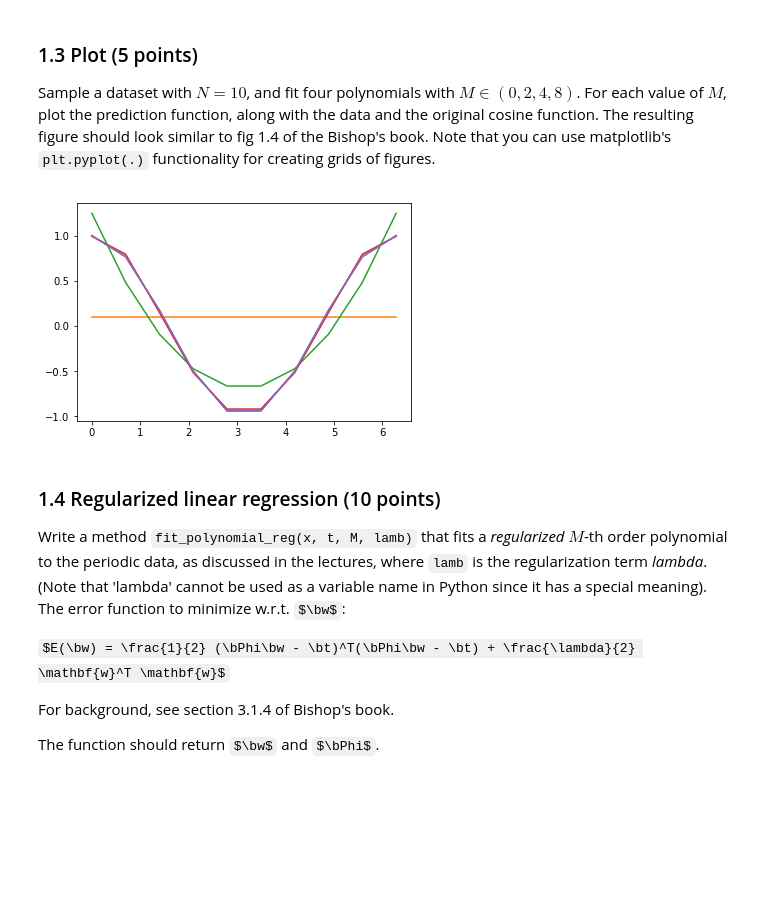
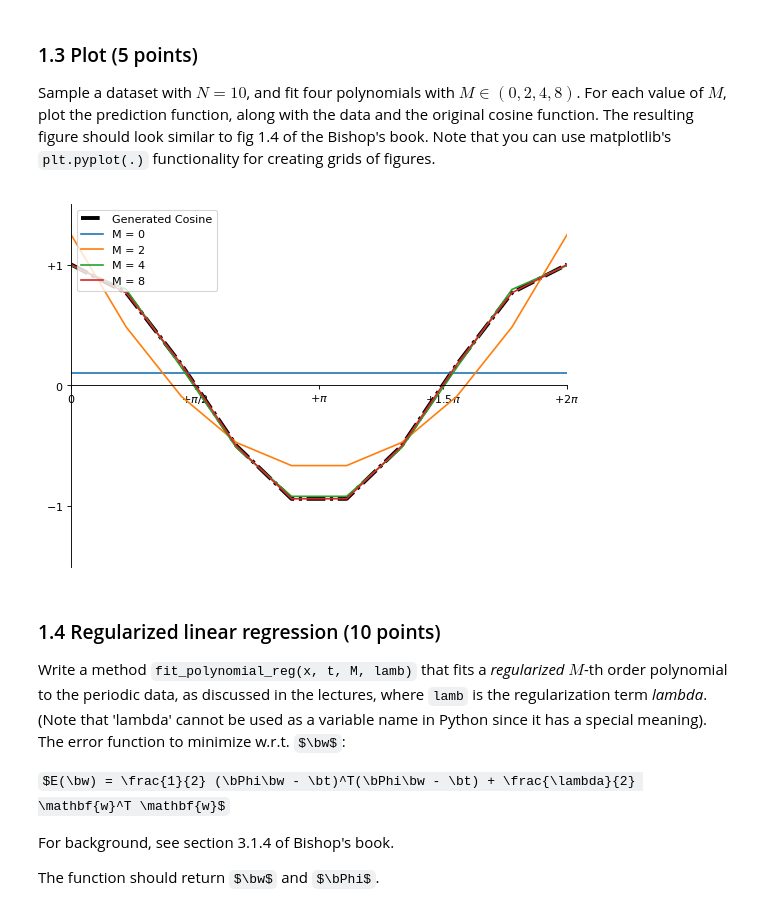
Before and after one commit to Joeri1324/machinelearning1, a Jupyter notebook: lab1/10631186_10260250_lab1.ipynb, the cells around one changed output. Saved outputs shown, nothing was run; the diff lists cells and outputs as text; code cells hidden in the pictures; some formulas as TeX source; blank space fills up the shorter version.

Commit message:
plot mooi, bug eruit, begonnen met tweede deel, gaussian helper werkt nog niet helemaal

```diff
--- a/lab1/10631186_10260250_lab1.ipynb
+++ b/lab1/10631186_10260250_lab1.ipynb
@@ -114,23 +109,48 @@ def fit_polynomial(x, t, M):
 ### 1.3 Plot (5 points)
 Sample a dataset with $N=10$, and fit four polynomials with $M \in (0, 2, 4, 8)$.
 For each value of $M$, plot the prediction function, along with the data and the original cosine function. The resulting figure should look similar to fig 1.4 of the Bishop's book. Note that you can use matplotlib's `plt.pyplot(.)` functionality for creating grids of figures.
-# %%
-import matplotlib.pyplot as plt
-import numpy as np
-
-N = 10
-x, y = gen_cosine(N)
-
-plt.plot(x, y)
-for m in [0, 2, 4, 8]:
-    w, _ = fit_polynomial(x, y, m)
-    dm = designmatrix(x, m)
-    target = np.dot(dm, w)
-    plt.plot(x, target.tolist())
-
-plt.show()
-# %% [output]
-[figure, removed]
+# %%
+import matplotlib.pyplot as plt
+import numpy as np
+
+plt.figure(figsize=(8, 6), dpi=80)
+
+N = 10
+x, y = gen_cosine(N)
+
+plt.plot(x, y, color = "black", label ='Generated Cosine', linewidth = 3.5, linestyle= "-.")
+
+# Set x limits
+plt.xlim(0, 2*math.pi)
+# Set x ticks
+plt.xticks([0, np.pi/2, np.pi, 1.5*np.pi,2*np.pi], [r'$0$', r'$+\pi/2$', r'$+\pi$',r'$+1.5\pi$',r'$+2\pi$'])
+
+
+# Set y limits
+plt.ylim(-1.5, 1.5)
+
+# Set y limits
+plt.yticks([-1, 0, +1], [r'$-1$', r'$0$', r'$+1$'])
+
+for m in [0, 2, 4, 8]:
+    w, _ = fit_polynomial(x, y, m)
+    dm = designmatrix(x, m)
+    target = np.dot(dm, w)
+    plt.plot(x, target.tolist(), linewidth = 1.5, linestyle = "-", label = "M = "+str(m))
+
+#spines
+ax = plt.gca() # gca stands for 'get current axis'
+ax.spines['bottom'].set_position(('data',0))
+ax.spines['right'].set_color('none')
+ax.spines['top'].set_color('none')
+
+
+
+plt.legend(loc='upper left')
+
+plt.show()
+# %% [output]
+[figure, added]
 # %% [markdown]
 ### 1.4 Regularized linear regression (10 points)
 
```
Also changed, not shown: parts of 16 cells of this notebook, 1 other file.
